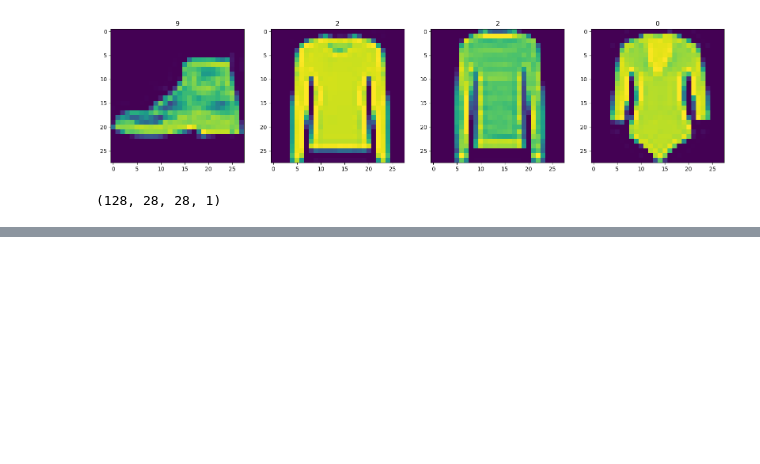
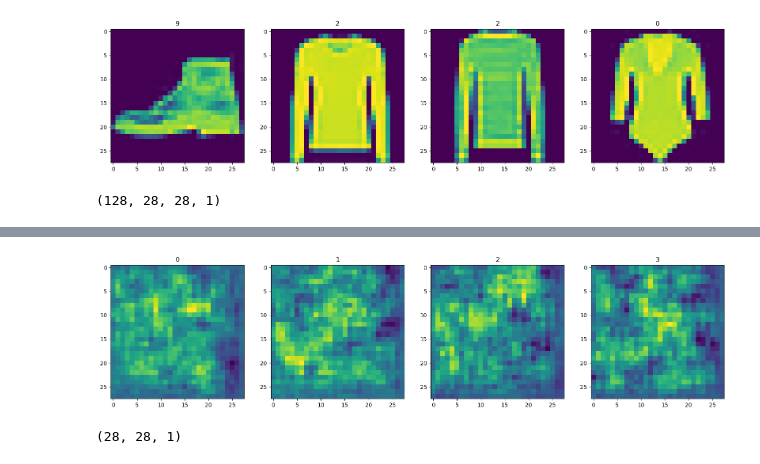
Before and after one commit to ujwal-s-r/DeepLearning_Projects, a Jupyter notebook: GAN(Generative model)/fasionMNIST_GAN.ipynb, the cells around one changed output, grey strips where cells are left out. Cells and saved outputs as stored; diff of their text form; code cells hidden in the pictures; blank space fills up the shorter version.

Commit message:
GAN model

```diff
--- a/GAN(Generative model)/fasionMNIST_GAN.ipynb
+++ b/GAN(Generative model)/fasionMNIST_GAN.ipynb
@@ -69,0 +73,32 @@ ds.as_numpy_iterator().next().shape
+# %%
+#generator
+def build_generator():
+    model = Sequential()
+    # Takes in random values and reshapes it to 7x7x128
+    model.add(Dense(7*7*128, input_dim=128))
+    model.add(LeakyReLU(0.2))
+    model.add(Reshape((7,7,128)))
+
+    # Upsampling
+    #build up to 28*28
+    model.add(UpSampling2D())#doubles the size to 14*14*128
+    model.add(Conv2D(128, 5, padding='same'))
+    model.add(LeakyReLU(0.2))
+
+    model.add(UpSampling2D())
+    model.add(Conv2D(128, 5, padding='same'))
+    model.add(LeakyReLU(0.2))
+
+    # Convolutional block 1
+    model.add(Conv2D(128, 4, padding='same'))
+    model.add(LeakyReLU(0.2))
+
+    # Convolutional block 2
+    model.add(Conv2D(128, 4, padding='same'))
+    model.add(LeakyReLU(0.2))
+
+    # Conv layer to get to one channel
+    model.add(Conv2D(1, 4, padding='same', activation='sigmoid'))#final (28*28*1)
+    return model
+# %%
+generator=build_generator()
@@ -69,0 +125,2 @@ ds.as_numpy_iterator().next().shape
+# %%
+img=generator.predict(np.random.randn(4,128,1))
@@ -69,0 +129,14 @@ ds.as_numpy_iterator().next().shape
+# %%
+
+fig, ax = plt.subplots(ncols=4, figsize=(20,20))
+for idx, img in enumerate(img):
+
+    ax[idx].imshow(np.squeeze(img))
+
+    ax[idx].title.set_text(idx)
+# %% [output]
+[figure, added]
+# %%
+img.shape
+# %% [output]
+(28, 28, 1)
```
Also changed, not shown: parts of 23 cells of this notebook, 14 other files.
